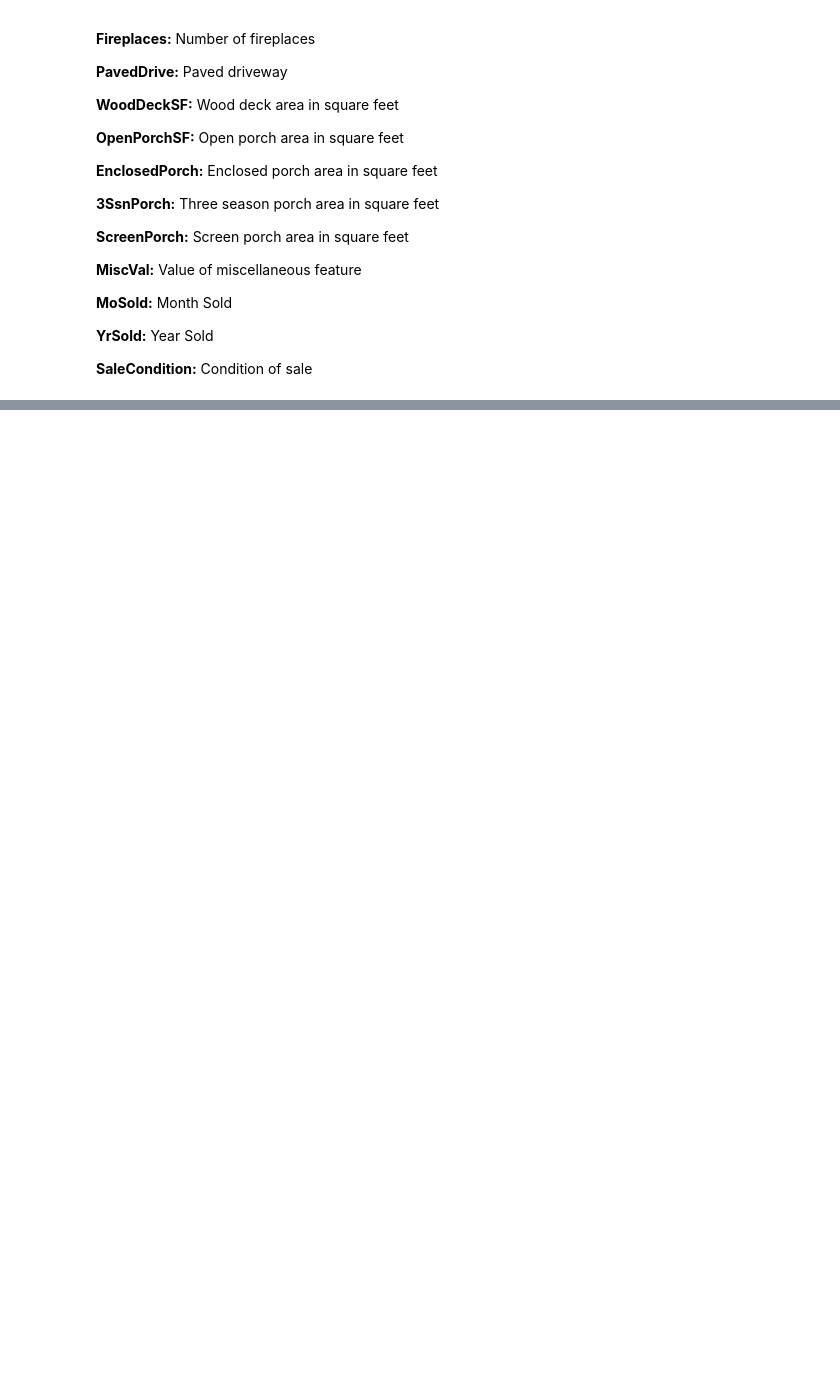
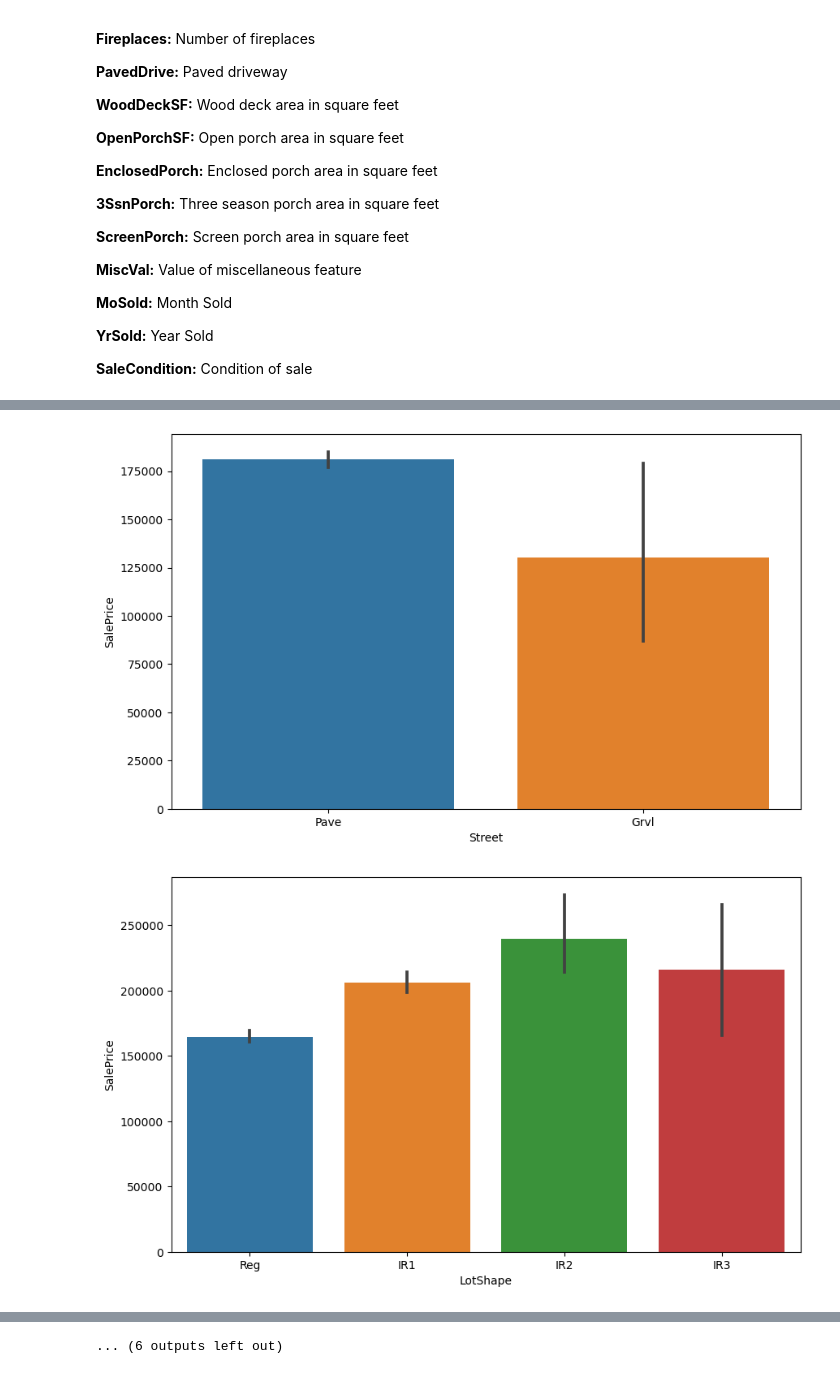
Before and after one commit to FoxDavenport/PIC16BFinalProject, a Jupyter notebook: FinalProject16B.ipynb, the cells around one changed output, grey strips where cells are left out. Saved outputs shown, nothing was run; the diff lists cells and outputs as text; code cells hidden in the pictures; blank space fills up the shorter version.

```diff
--- a/FinalProject16B.ipynb
+++ b/FinalProject16B.ipynb
@@ -251,0 +400,10 @@ We still do not know exactly what units some of these numerical features are in.
+# %%
+# Loop through the categorical variables and plot the average sales price per category
+for column in categorical_vars:
+    dataset=train_data.copy()
+    plt.figure(figsize=(10, 6))
+    sns.barplot(x=column, y=dataset['SalePrice'], data=dataset, estimator=np.mean)
+    plt.show()
+# %% [output]
+[figure, added]
+[figure, added]
@@ -251,0 +420 @@ We still do not know exactly what units some of these numerical features are in.
+... (6 outputs left out)
```
Also changed, not shown: parts of 14 cells of this notebook.
